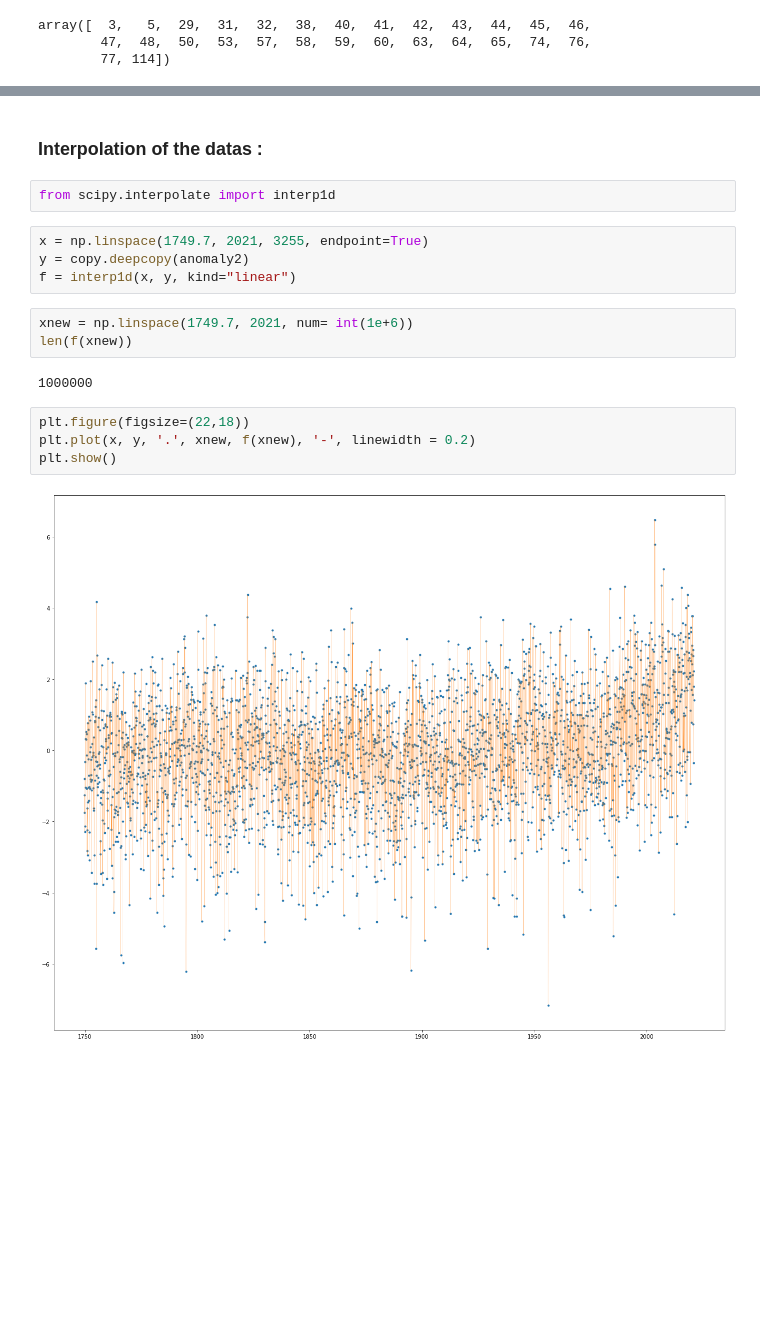
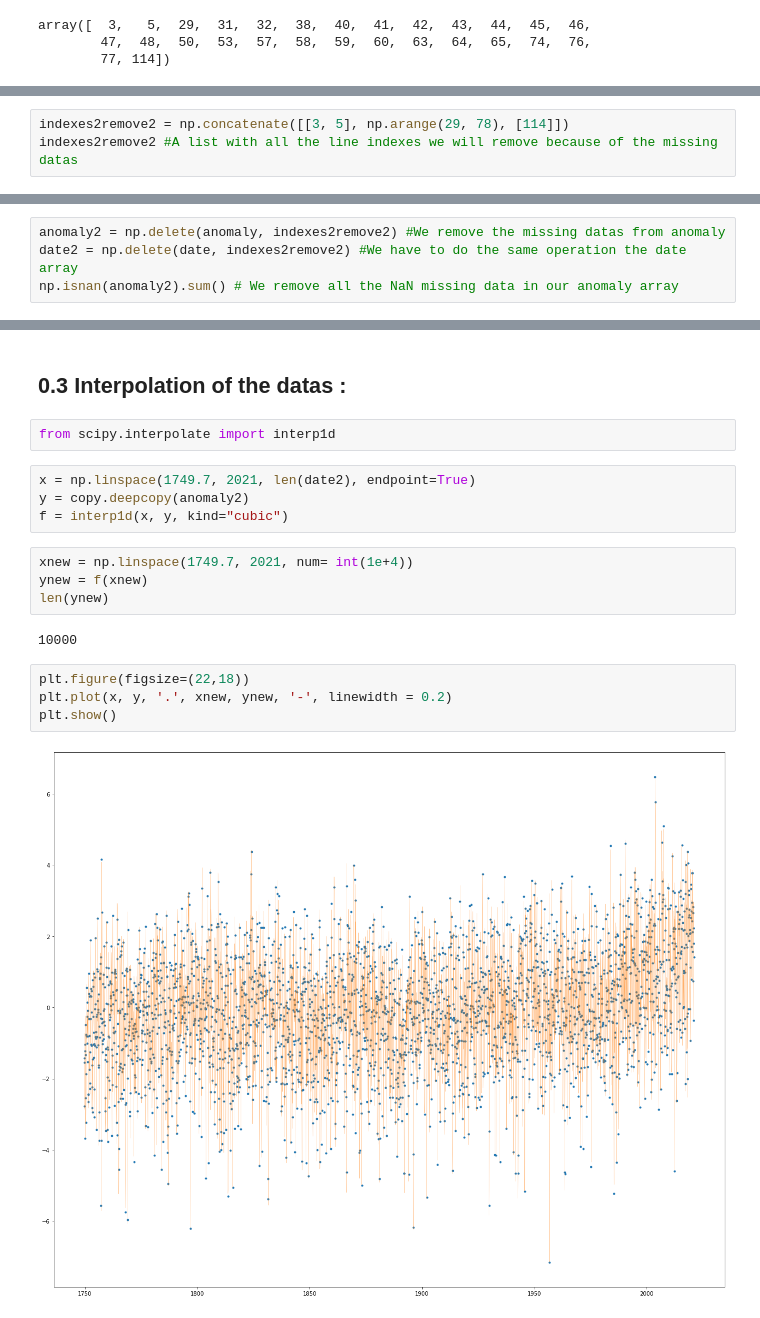
Before and after one commit to nmendiboure/Stochastic_calculus_Project, a Jupyter notebook: Calcul_stochastique_livrable.ipynb, the cells around one changed output, grey strips where cells are left out. Drawn from its saved outputs; the diff is of its cells as text; blank space fills up the shorter version.

```diff
--- a/Calcul_stochastique_livrable.ipynb
+++ b/Calcul_stochastique_livrable.ipynb
@@ -68,0 +62,3 @@ date2 = np.delete(date2, 36)
+# %%
+indexes2remove2 = np.concatenate([[3, 5], np.arange(29, 78), [114]])
+indexes2remove2 #A list with all the line indexes we will remove because of the missing datas
@@ -68,0 +70,4 @@ date2 = np.delete(date2, 36)
+# %%
+anomaly2 = np.delete(anomaly, indexes2remove2) #We remove the missing datas from anomaly
+date2 = np.delete(date, indexes2remove2) #We have to do the same operation the date array
+np.isnan(anomaly2).sum() # We remove all the NaN missing data in our anomaly array
@@ -73,19 +80,20 @@ print (len(anomaly2), len(date2)) # same length
 # %% [markdown]
-### Interpolation of the datas :
+## 0.3 Interpolation of the datas :
 # %%
 from scipy.interpolate import interp1d
 # %%
-x = np.linspace(1749.7, 2021, 3255, endpoint=True)
+x = np.linspace(1749.7, 2021, len(date2), endpoint=True)
 y = copy.deepcopy(anomaly2)
-f = interp1d(x, y, kind="linear")
+f = interp1d(x, y, kind="cubic")
 # %%
-xnew = np.linspace(1749.7, 2021, num= int(1e+6))
-len(f(xnew))
+xnew = np.linspace(1749.7, 2021, num= int(1e+4))
+ynew = f(xnew)
+len(ynew)
 # %% [output]
-1000000
+10000
 # %%
 plt.figure(figsize=(22,18))
-plt.plot(x, y, '.', xnew, f(xnew), '-', linewidth = 0.2)
+plt.plot(x, y, '.', xnew, ynew, '-', linewidth = 0.2)
 plt.show()
 # %% [output]
-[figure, old version]
+[figure, new version]
```
Also changed, not shown: parts of 15 cells of this notebook.
